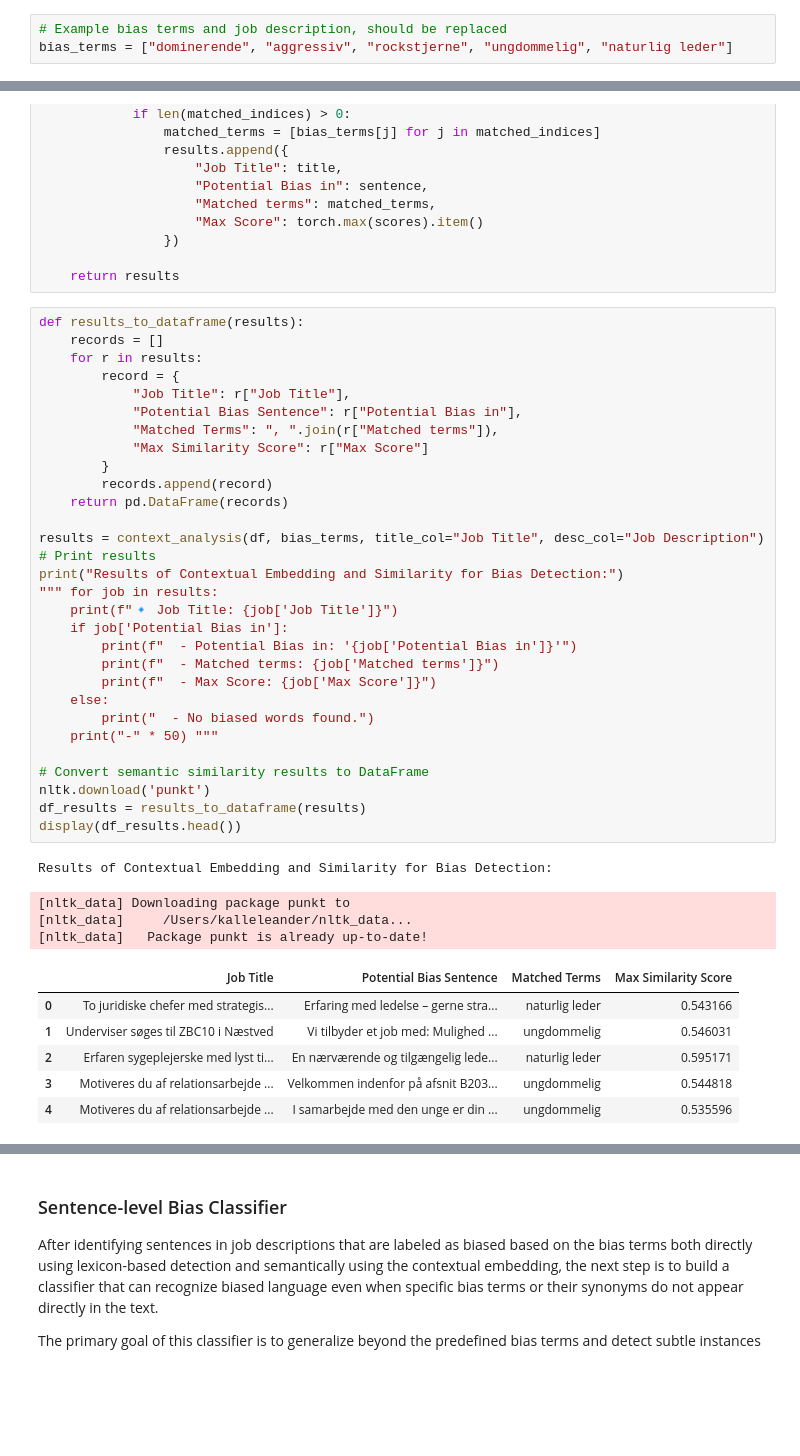
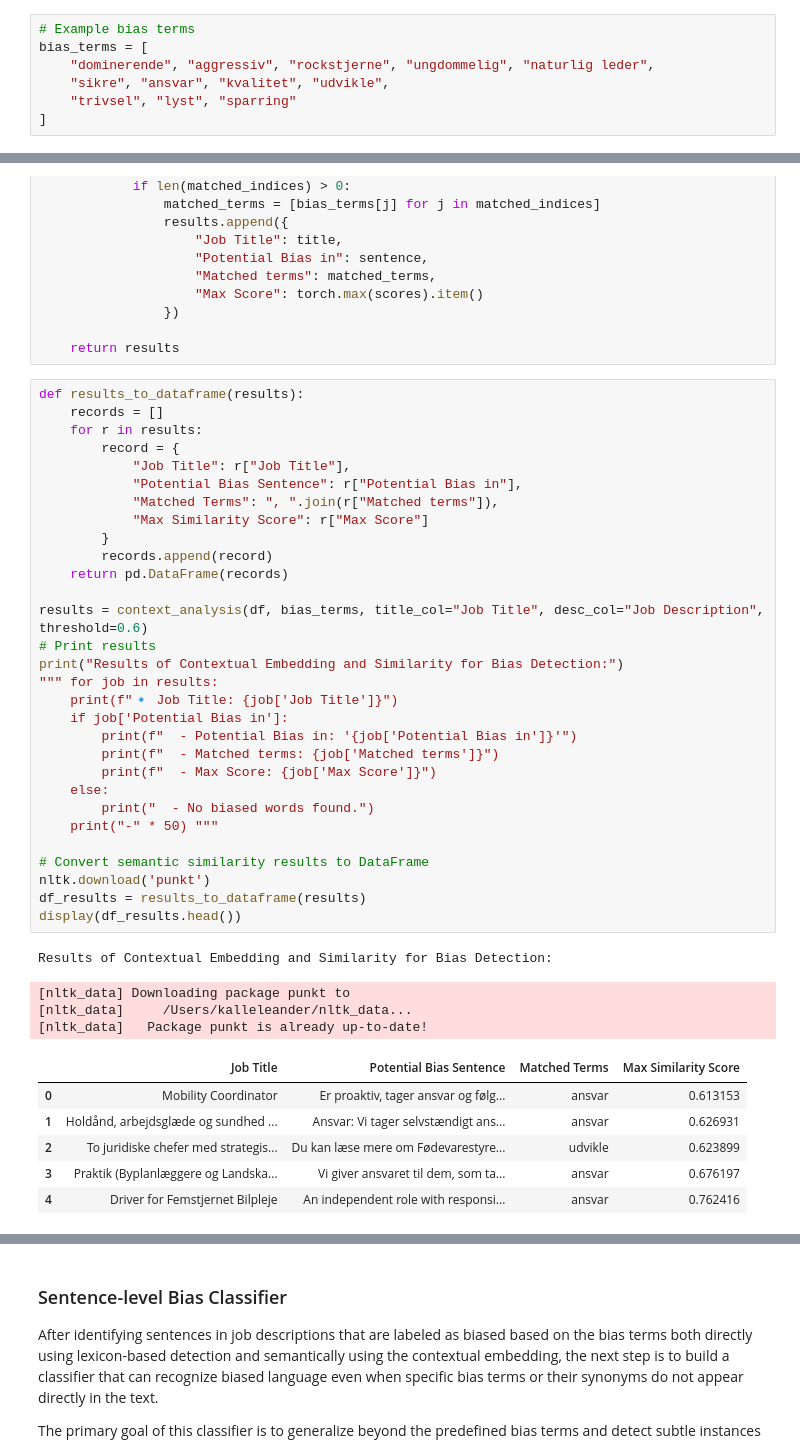
Before and after one commit to annemollelsborg/detection_of_workforce_discrimination, a Jupyter notebook: Women_in_men_fields.ipynb, the cells around one changed output, grey strips where cells are left out. Cells and saved outputs as stored; diff of their text form; blank space fills up the shorter version.

```diff
--- a/Women_in_men_fields.ipynb
+++ b/Women_in_men_fields.ipynb
@@ -583,6 +583,10 @@ However, it's important to note a few limitations of this approach:
 # %%
-# Example bias terms and job description, should be replaced
-bias_terms = ["dominerende", "aggressiv", "rockstjerne", "ungdommelig", "naturlig leder"]
+# Example bias terms
+bias_terms = [
+    "dominerende", "aggressiv", "rockstjerne", "ungdommelig", "naturlig leder",
+    "sikre", "ansvar", "kvalitet", "udvikle",
+    "trivsel", "lyst", "sparring"
+]
 # %%
 def context_analysis(df, bias_terms, title_col="title", desc_col="description", threshold=0.5):
     """
@@ -654,36 +658,36 @@ def results_to_dataframe(results):
             "Job Title": r["Job Title"],
             "Potential Bias Sentence": r["Potential Bias in"],
             "Matched Terms": ", ".join(r["Matched terms"]),
             "Max Similarity Score": r["Max Score"]
         }
         records.append(record)
     return pd.DataFrame(records)
 
-results = context_analysis(df, bias_terms, title_col="Job Title", desc_col="Job Description")
+results = context_analysis(df, bias_terms, title_col="Job Title", desc_col="Job Description", threshold=0.6)
 # Print results
 print("Results of Contextual Embedding and Similarity for Bias Detection:")
 """ for job in results:
     print(f"🔹 Job Title: {job['Job Title']}")
     if job['Potential Bias in']:
         print(f"  - Potential Bias in: '{job['Potential Bias in']}'")
         print(f"  - Matched terms: {job['Matched terms']}")
         print(f"  - Max Score: {job['Max Score']}")
     else:
         print("  - No biased words found.")
     print("-" * 50) """
 
 # Convert semantic similarity results to DataFrame
 nltk.download('punkt')
 df_results = results_to_dataframe(results)
 display(df_results.head())
 # %% [output]
 Results of Contextual Embedding and Similarity for Bias Detection:
 [nltk_data] Downloading package punkt to
 [nltk_data]     /Users/kalleleander/nltk_data...
 [nltk_data]   Package punkt is already up-to-date!
 |  | Job Title | Potential Bias Sentence | Matched Terms | Max Similarity Score |
-| 0 | To juridiske chefer med strategis... | Erfaring med ledelse – gerne stra... | naturlig leder | 0.543166 |
-| 1 | Underviser søges til ZBC10 i Næstved | Vi tilbyder et job med: Mulighed ... | ungdommelig | 0.546031 |
-| 2 | Erfaren sygeplejerske med lyst ti... | En nærværende og tilgængelig lede... | naturlig leder | 0.595171 |
-| 3 | Motiveres du af relationsarbejde ... | Velkommen indenfor på afsnit B203... | ungdommelig | 0.544818 |
-| 4 | Motiveres du af relationsarbejde ... | I samarbejde med den unge er din ... | ungdommelig | 0.535596 |
+| 0 | Mobility Coordinator | Er proaktiv, tager ansvar og følg... | ansvar | 0.613153 |
+| 1 | Holdånd, arbejdsglæde og sundhed ... | Ansvar: Vi tager selvstændigt ans... | ansvar | 0.626931 |
+| 2 | To juridiske chefer med strategis... | Du kan læse mere om Fødevarestyre... | udvikle | 0.623899 |
+| 3 | Praktik (Byplanlæggere og Landska... | Vi giver ansvaret til dem, som ta... | ansvar | 0.676197 |
+| 4 | Driver for Femstjernet Bilpleje | An independent role with responsi... | ansvar | 0.762416 |
```
Also changed, not shown: parts of 3 cells of this notebook.
